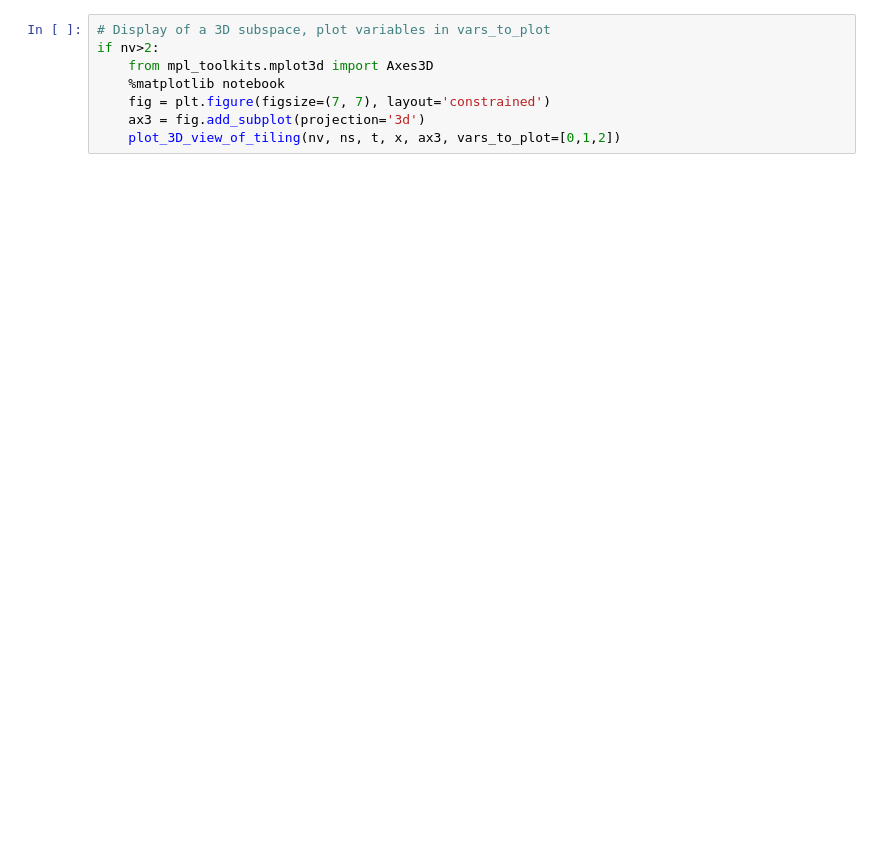
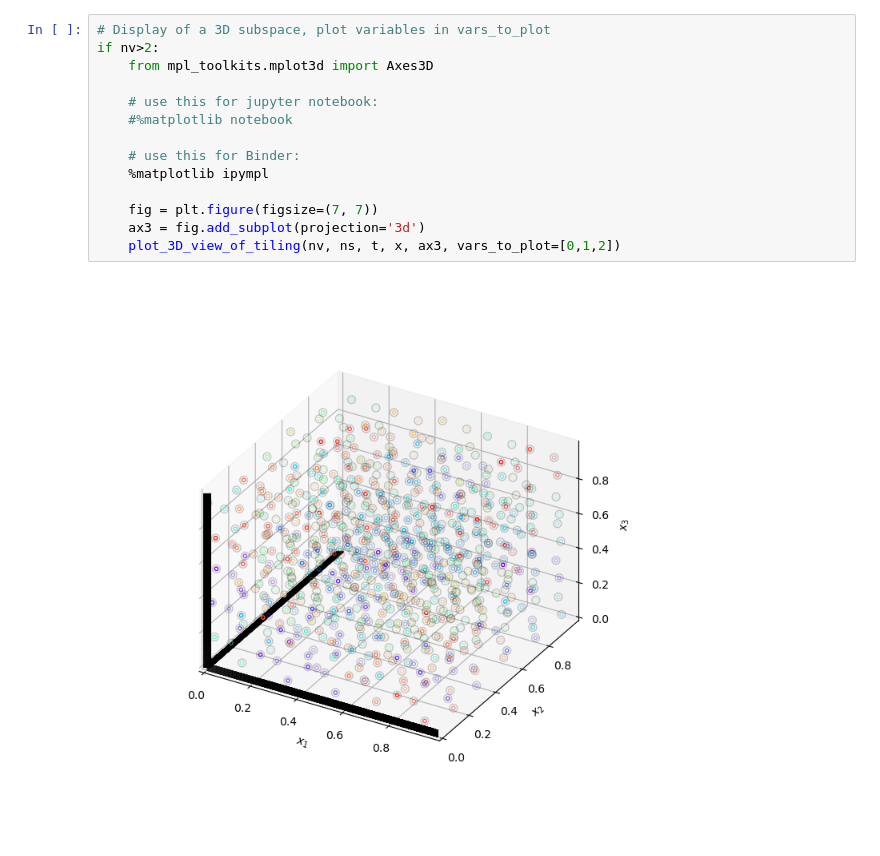
Before and after one commit to masekj/jmtest, a Jupyter notebook: Sample_generator.ipynb, the cells around one changed output. Cells and saved outputs as stored; diff of their text form; blank space fills up the shorter version.

```diff
--- a/Sample_generator.ipynb
+++ b/Sample_generator.ipynb
@@ -86,8 +87,16 @@ plt.show()
 # %%
 # Display of a 3D subspace, plot variables in vars_to_plot
 if nv>2:
     from mpl_toolkits.mplot3d import Axes3D
-    %matplotlib notebook
-    fig = plt.figure(figsize=(7, 7), layout='constrained')
+
+    # use this for jupyter notebook:
+    #%matplotlib notebook
+
+    # use this for Binder:
+    %matplotlib ipympl
+
+    fig = plt.figure(figsize=(7, 7))
     ax3 = fig.add_subplot(projection='3d')
     plot_3D_view_of_tiling(nv, ns, t, x, ax3, vars_to_plot=[0,1,2])
+# %% [output]
+[figure, added]
```
Also changed, not shown: parts of 4 cells of this notebook, 4 other files.
